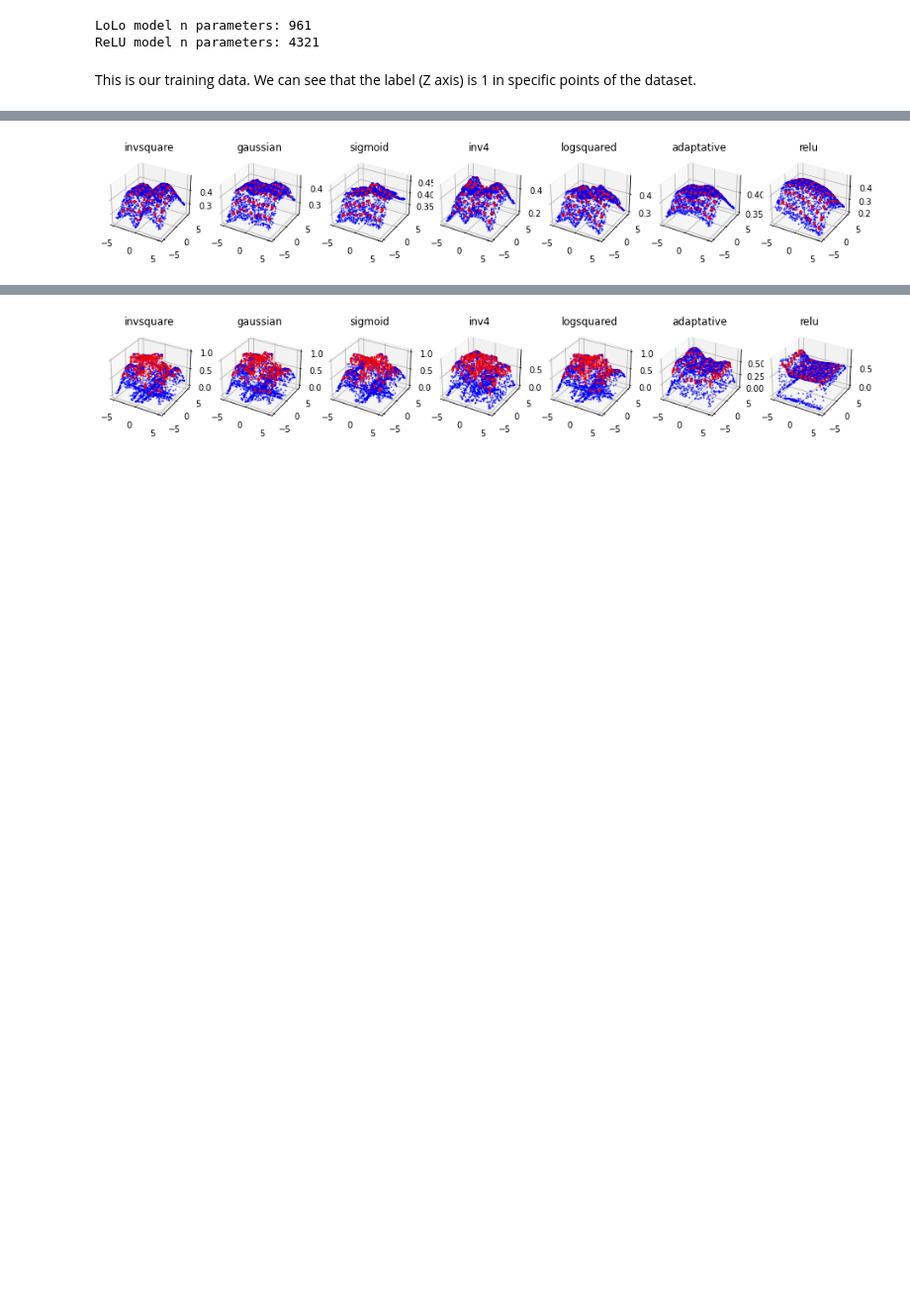
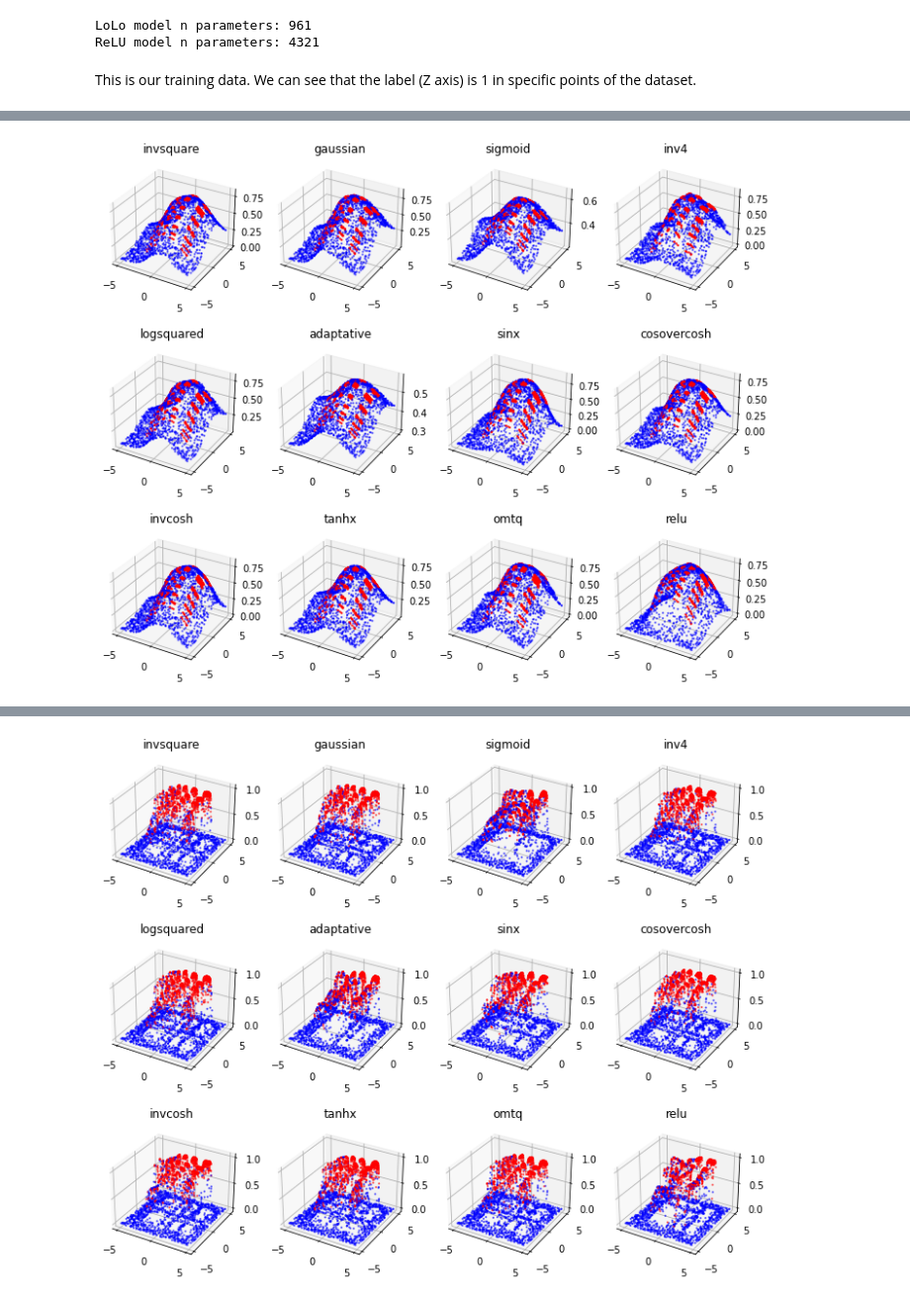
Before and after one commit to Kotzly/localized_look_activation, a Jupyter notebook: example/Lolo.ipynb, the cells around one changed output, grey strips where cells are left out. Shown at 99% size. Drawn from its saved outputs; the diff is of its cells as text; code cells hidden in the pictures; blank space fills up the shorter version.

```diff
--- a/example/Lolo.ipynb
+++ b/example/Lolo.ipynb
@@ -129,8 +129,8 @@ class dataset(Dataset):
 
 scaler = MinMaxScaler(feature_range=(-5, 5))
 
-x = np.random.rand(50000, 2)*250-125
-y = create_labels_checker(x, 10, size=7, stride=25, start=-100)
+x = np.random.rand(50000, 2)*180-90
+y = create_labels_checker(x, 7, size=1, stride=5, start=-50, size_factor=1.6, stride_factor=1.25)
 # y = ((x > -15) & (x < - 5)) | ((x > 5) & (x < 15))
 
 w = (y * .9 + .05).flatten()
@@ -301,7 +301,6 @@ for model in models.values():
     model.apply(weight_init)
     model.train()
 
-optimizers = {model_key:Adam(models[model_key].parameters(), lr=1e-2) for model_key in models}
 # optimizers = {model_key:SGD(models[model_key].parameters(), lr=1e-3) for model_key in models}
 # optimizers = {model_key:Adamax(models[model_key].parameters(), lr=1e-2) for model_key in models}
 # optimizers = {model_key:RAdam(models[model_key].parameters()) for model_key in models}
@@ -309,7 +308,8 @@ optimizers = {model_key:Adam(models[model_key].parameters(), lr=1e-2) for model_
 loss_fn = nn.BCELoss()
 
 times = {model_key:[] for model_key in models}
-for epoch in range(700):
+for epoch in range(0, 801):
+    optimizers = {model_key:Adam(models[model_key].parameters(), lr=1e-2/(1 + epoch/40)) for model_key in models}
     losses = {model_key:[] for model_key in models}
     for x, y in trainloader:
         for optim in optimizers.values():
@@ -327,39 +327,39 @@ for epoch in range(700):
             times[model_key] += [delta]
     # Calculate mean time using the last 5 epochs
     times[model_key] =  times[model_key][-len(trainloader)*5:]
-    if epoch % 25 == 0:
+    if epoch % 100 == 0:
 
         x, y = x_true, y_true
 
-        fig = plt.figure(figsize=(16, 6))
+        fig = plt.figure(figsize=(12, 10))
         if x.shape[1] == 2:
-            axes = [fig.add_subplot(100 + len(models)*10 + i + 1, projection='3d') for i in range(len(models))]
+            axes = [fig.add_subplot(3, 4, i + 1, projection='3d') for i in range(len(models))]
             for i, model_key in enumerate(models):
                 pred = models[model_key].forward(torch.Tensor(x_true)).detach().numpy()
                 axes[i].scatter(x[:, 0], x[:, 1], pred, c=y, alpha=.5, s=1.5, cmap="bwr")
                 axes[i].set_title(model_key)
             plt.show()
         if x.shape[1] == 1:
-            axes = [fig.add_subplot(100 + len(models)*10 + i + 1) for i in range(len(models))]
+            axes = [fig.add_subplot(3, 4, i+1) for i in range(len(models))]
             for i, model_key in enumerate(models):
                 interm = list(list(models[model_key].layer.children())[0].layers.children())[0]
                 pred = models[model_key].forward(torch.Tensor(x_true)).detach().numpy()
                 axes[i].scatter(x[:, 0], pred, c=y, alpha=.5, s=1.5, cmap="bwr")
                 a, b = x_true.flatten(), interm.forward(torch.Tensor(x_true)).detach().numpy()
                 for j in range(b.shape[1]):
                     axes[i].scatter(a, b[:, j], alpha=.2, s=1., cmap="bwr")
                 axes[i].set_title(model_key)
             plt.show()
 
         print("Epoch", epoch, ":")
         for model_key in models:
             print(
                 "{} loss:{:.3f}, Mean batch time: {:.3f}ms".format(
                     model_key,
                     np.mean(losses[model_key]),
                     np.mean(times[model_key])*1000,
                 )
             )
 # %% [output]
-[figure, old version]
+[figure, new version]
 Epoch 0 :
@@ -373 +378 @@ relu loss:0.703, Mean batch time: 1.829ms
-[figure, old version]
+[figure, new version]
```
Also changed, not shown: parts of 11 cells of this notebook, 2 other files.
